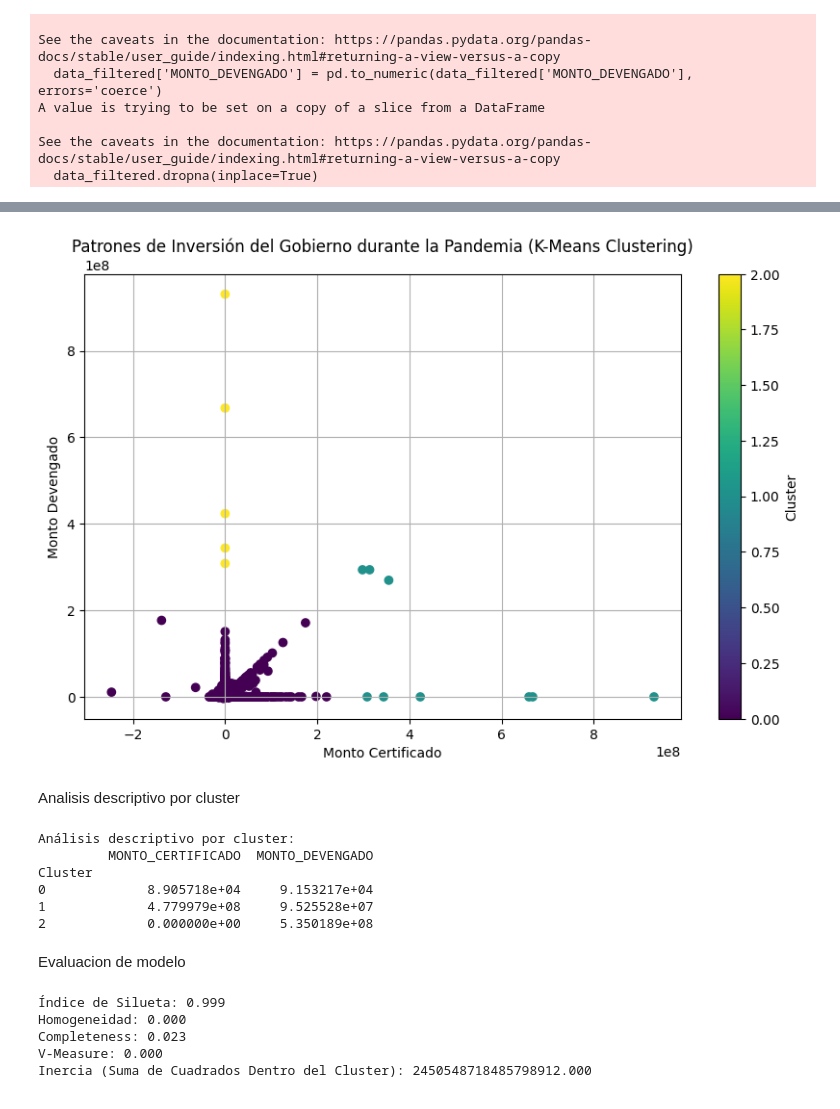
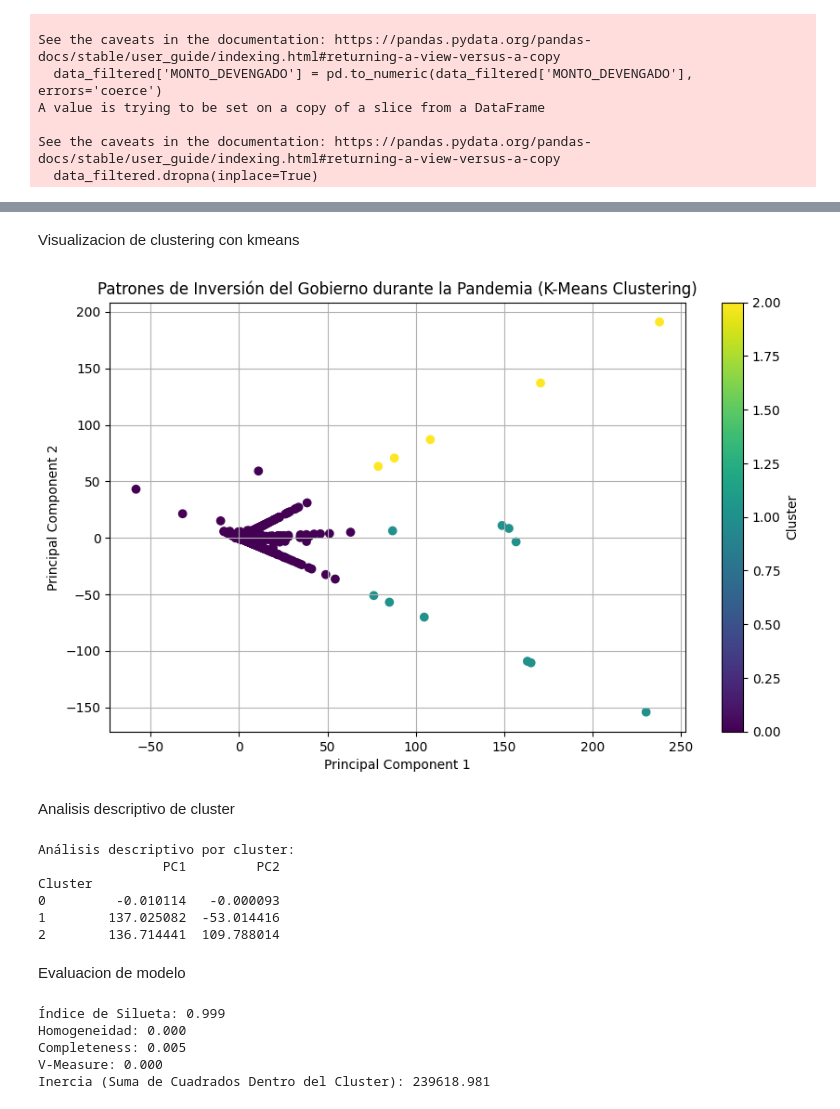
Before and after one commit to AldhairOD/TFSI, a Jupyter notebook: K-Means Application/KMeansAppTF.ipynb, the cells around one changed output, grey strips where cells are left out. Drawn from its saved outputs; the diff is of its cells as text; code cells hidden in the pictures.

```diff
--- a/K-Means Application/KMeansAppTF.ipynb
+++ b/K-Means Application/KMeansAppTF.ipynb
@@ -135,0 +177,7 @@ Visualizacion de k-means y analisis
+# %%
+# Elegir el número óptimo de clusters 3
+kmeans = KMeans(n_clusters=3, random_state=0)
+df_pca['Cluster'] = kmeans.fit_predict(df_pca)
+
+print("Datos con clusters asignados:")
+print(df_pca.head())
@@ -136,46 +192,44 @@ Visualizacion de k-means y analisis
+# %% [markdown]
+Visualizacion de clustering con kmeans
 # %%
-# Paso 4: Visualización y análisis
-# Visualización de los clusters
 plt.figure(figsize=(10, 6))
-plt.scatter(data_filtered['MONTO_CERTIFICADO'], data_filtered['MONTO_DEVENGADO'], c=data_filtered['Cluster'], cmap='viridis')
-plt.xlabel('Monto Certificado')
-plt.ylabel('Monto Devengado')
+plt.scatter(df_pca['PC1'], df_pca['PC2'], c=df_pca['Cluster'], cmap='viridis')
+plt.xlabel('Principal Component 1')
+plt.ylabel('Principal Component 2')
 plt.title('Patrones de Inversión del Gobierno durante la Pandemia (K-Means Clustering)')
 plt.colorbar(label='Cluster')
 plt.grid(True)
 plt.show()
 # %% [output]
-[figure, old version]
+[figure, new version]
 # %% [markdown]
-Analisis descriptivo por cluster
+Analisis descriptivo de cluster
 # %%
 # Análisis descriptivo por cluster
-cluster_analysis = data_filtered.groupby('Cluster').mean()
+cluster_analysis = df_pca.groupby('Cluster').mean()
 print("Análisis descriptivo por cluster:")
 print(cluster_analysis)
 # %% [output]
 Análisis descriptivo por cluster:
-         MONTO_CERTIFICADO  MONTO_DEVENGADO
+                PC1         PC2
 Cluster
-0             8.905718e+04     9.153217e+04
-1             4.779979e+08     9.525528e+07
-2             0.000000e+00     5.350189e+08
+0         -0.010114   -0.000093
+1        137.025082  -53.014416
+2        136.714441  109.788014
 # %% [markdown]
 Evaluacion de modelo
 # %%
-# Paso 3: Evaluación del modelo
 # Métricas de evaluación sin etiquetas verdaderas
-silhouette_avg = silhouette_score(data_filtered[['MONTO_CERTIFICADO', 'MONTO_DEVENGADO']], data_filtered['Cluster'])
+silhouette_avg = silhouette_score(df_pca[['PC1', 'PC2']], df_pca['Cluster'])
 print(f"Índice de Silueta: {silhouette_avg:.3f}")
 
-# Para métricas que requieren etiquetas verdaderas, simulamos etiquetas verdaderas
-# Esto es solo para demostración; en un caso real, necesitarías etiquetas reales
-true_labels = np.random.randint(0, 3, len(data_filtered))
+# Simulamos etiquetas verdaderas para calcular métricas que requieren etiquetas verdaderas
+true_labels = np.random.randint(0, 3, len(df_pca))
 
 # Calcular métricas que requieren etiquetas verdaderas
-homogeneity = homogeneity_score(true_labels, data_filtered['Cluster'])
-completeness = completeness_score(true_labels, data_filtered['Cluster'])
-v_measure = v_measure_score(true_labels, data_filtered['Cluster'])
+homogeneity = homogeneity_score(true_labels, df_pca['Cluster'])
+completeness = completeness_score(true_labels, df_pca['Cluster'])
+v_measure = v_measure_score(true_labels, df_pca['Cluster'])
 
 print(f"Homogeneidad: {homogeneity:.3f}")
 print(f"Completeness: {completeness:.3f}")
@@ -187,6 +241,6 @@ print(f"Inercia (Suma de Cuadrados Dentro del Cluster): {inertia:.3f}")
 # %% [output]
 Índice de Silueta: 0.999
 Homogeneidad: 0.000
-Completeness: 0.023
+Completeness: 0.005
 V-Measure: 0.000
-Inercia (Suma de Cuadrados Dentro del Cluster): 2450548718485798912.000
+Inercia (Suma de Cuadrados Dentro del Cluster): 239618.981
```
Also changed, not shown: parts of 8 cells of this notebook, 1 other file.
